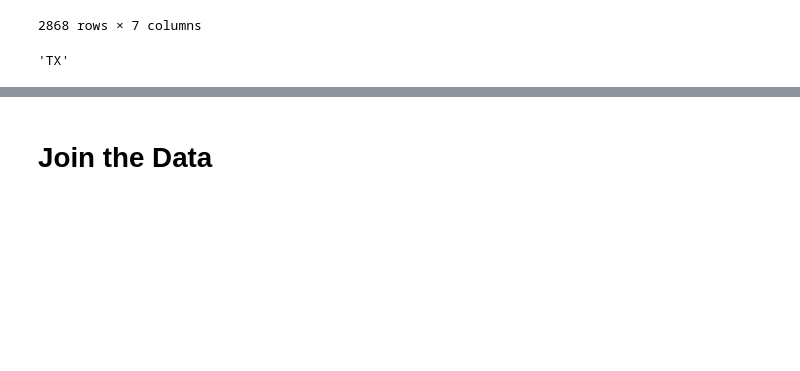
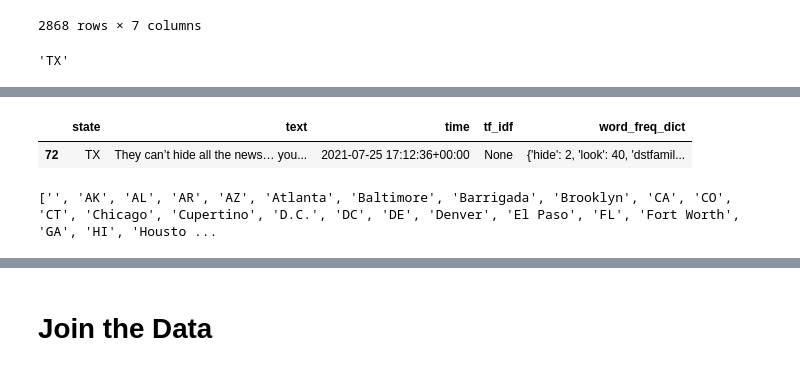
Before and after one commit to lingchensanwen/tweetTokyo, a Jupyter notebook: GeoLocation Analysis.ipynb, the cells around one changed output, grey strips where cells are left out. Cells and saved outputs as stored; diff of their text form; code cells hidden in the pictures; blank space fills up the shorter version.

```diff
--- a/GeoLocation Analysis.ipynb
+++ b/GeoLocation Analysis.ipynb
@@ -140,0 +201,14 @@ df_dict["2021-07-31"]
+# %%
+# Use an NLTK FreqDist object to compute the frequency of each word in Frankenstein
+def compute_freq_dict(sentence):
+    freq_example = FreqDist()
+    words = word_tokenize(sentence)
+    for word in words:
+        word = word.lower()
+
+        if word in stopwords:
+            continue
+        if not word.isalnum():
+            continue
+        freq_example[word.lower()] += 1
+    return freq_example
@@ -140,0 +220,11 @@ df_dict["2021-07-31"]
+# %%
+def append_word_freq(state):
+    tweets_list = df_state_dict[state]['text']
+    word_freq_dict_list = []
+    for sentence in tweets_list:
+        word_freq_dict = compute_freq_dict(sentence)
+        word_freq_dict_list.append(word_freq_dict)
+    df_state_dict[state]["word_freq_dict"] = word_freq_dict_list
+# %%
+for state in new_state_range:
+    append_word_freq(state)
@@ -140,0 +261,7 @@ df_dict["2021-07-31"]
+# %%
+for state in new_state_range:
+    append_word_freq(state)
+df_state_dict["TX"].head(5)
+# %% [output]
+|  | state | text | time | tf_idf | word_freq_dict |
+| 72 | TX | They can’t hide all the news… you... | 2021-07-25 17:12:36+00:00 | None | {'hide': 2, 'look': 40, 'dstfamil... |
@@ -140,0 +275,7 @@ df_dict["2021-07-31"]
+# %%
+hot_topics = ["covid", "cancel", "softball", "openingceremony", "skateboarding", "basketball",
+              "swimming", "simone", "gold", "marathon", "volleyball", "closing"]
+for topic in hot_topics:
+    plot_topic_mention(topic)
+# %% [output]
+['', 'AK', 'AL', 'AR', 'AZ', 'Atlanta', 'Baltimore', 'Barrigada', 'Brooklyn', 'CA', 'CO', 'CT', 'Chicago', 'Cupertino', 'D.C.', 'DC', 'DE', 'Denver', 'El Paso', 'FL', 'Fort Worth', 'GA', 'HI', 'Housto ...
```
Also changed, not shown: parts of 22 cells of this notebook.
